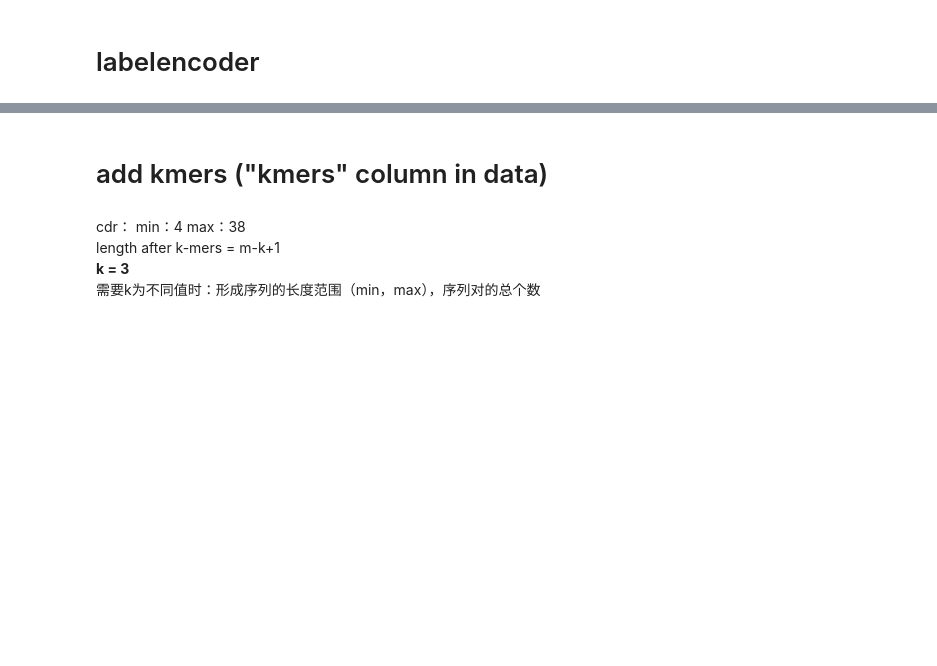
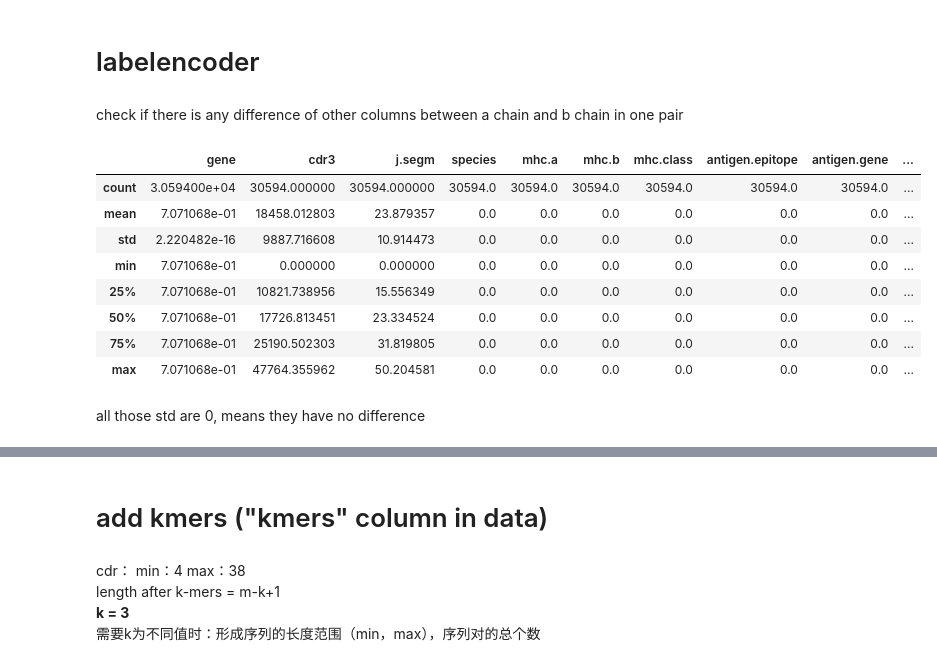
Before and after one commit to UoB-DSMP-2023-24/dsmp-2024-group-12, a Jupyter notebook: data-processing.ipynb, the cells around one changed output, grey strips where cells are left out. Saved outputs shown, nothing was run; the diff lists cells and outputs as text; code cells hidden in the pictures; blank space fills up the shorter version.

```diff
--- a/data-processing.ipynb
+++ b/data-processing.ipynb
@@ -71,0 +87,11 @@ le = LabelEncoder()
+# %%
+# = labelencoder
+def label(data):
+    le = LabelEncoder()
+    cat_columns = list(data.select_dtypes(['object']).columns)
+    for col in cat_columns:
+        data[col] = le.fit_transform(data[col])
+    return data
+# %%
+#encode whole dataset to explore the difference between a and b
+whole=label(data)
@@ -71,0 +100,18 @@ le = LabelEncoder()
+# %% [markdown]
+check if there is any difference of other columns between a chain and b chain in one pair
+# %%
+gb=whole[whole['complex.id']!=0].groupby(by=['complex.id']).agg('std')#.apply(lambda x:x[:])#[['mhc.a','mhc.b']]
+# %%
+gb.describe()
+# %% [output]
+|  | gene | cdr3 | j.segm | species | mhc.a | mhc.b | mhc.class | antigen.epitope | antigen.gene | ... |
+| count | 3.059400e+04 | 30594.000000 | 30594.000000 | 30594.0 | 30594.0 | 30594.0 | 30594.0 | 30594.0 | 30594.0 | ... |
+| mean | 7.071068e-01 | 18458.012803 | 23.879357 | 0.0 | 0.0 | 0.0 | 0.0 | 0.0 | 0.0 | ... |
+| std | 2.220482e-16 | 9887.716608 | 10.914473 | 0.0 | 0.0 | 0.0 | 0.0 | 0.0 | 0.0 | ... |
+| min | 7.071068e-01 | 0.000000 | 0.000000 | 0.0 | 0.0 | 0.0 | 0.0 | 0.0 | 0.0 | ... |
+| 25% | 7.071068e-01 | 10821.738956 | 15.556349 | 0.0 | 0.0 | 0.0 | 0.0 | 0.0 | 0.0 | ... |
+| 50% | 7.071068e-01 | 17726.813451 | 23.334524 | 0.0 | 0.0 | 0.0 | 0.0 | 0.0 | 0.0 | ... |
+| 75% | 7.071068e-01 | 25190.502303 | 31.819805 | 0.0 | 0.0 | 0.0 | 0.0 | 0.0 | 0.0 | ... |
+| max | 7.071068e-01 | 47764.355962 | 50.204581 | 0.0 | 0.0 | 0.0 | 0.0 | 0.0 | 0.0 | ... |
+# %% [markdown]
+all those std are 0, means they have no difference
```
Also changed, not shown: parts of 39 cells of this notebook.
